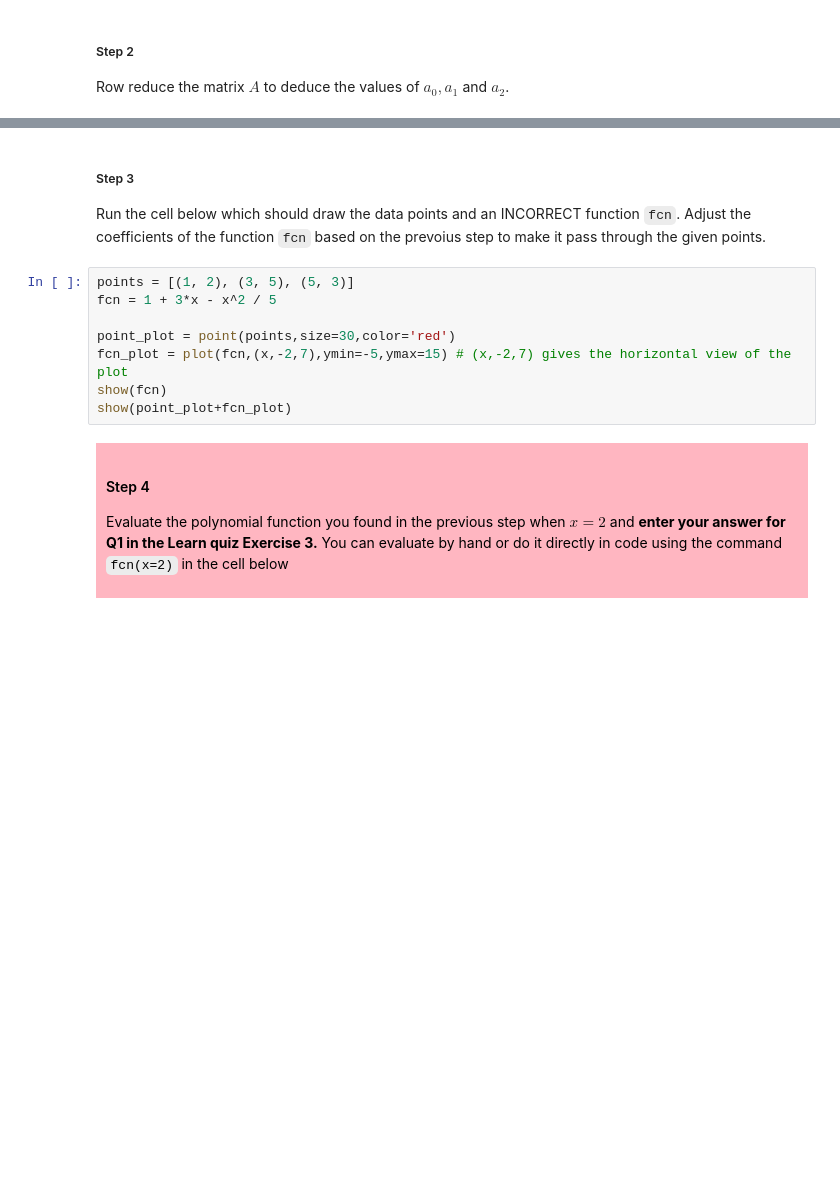
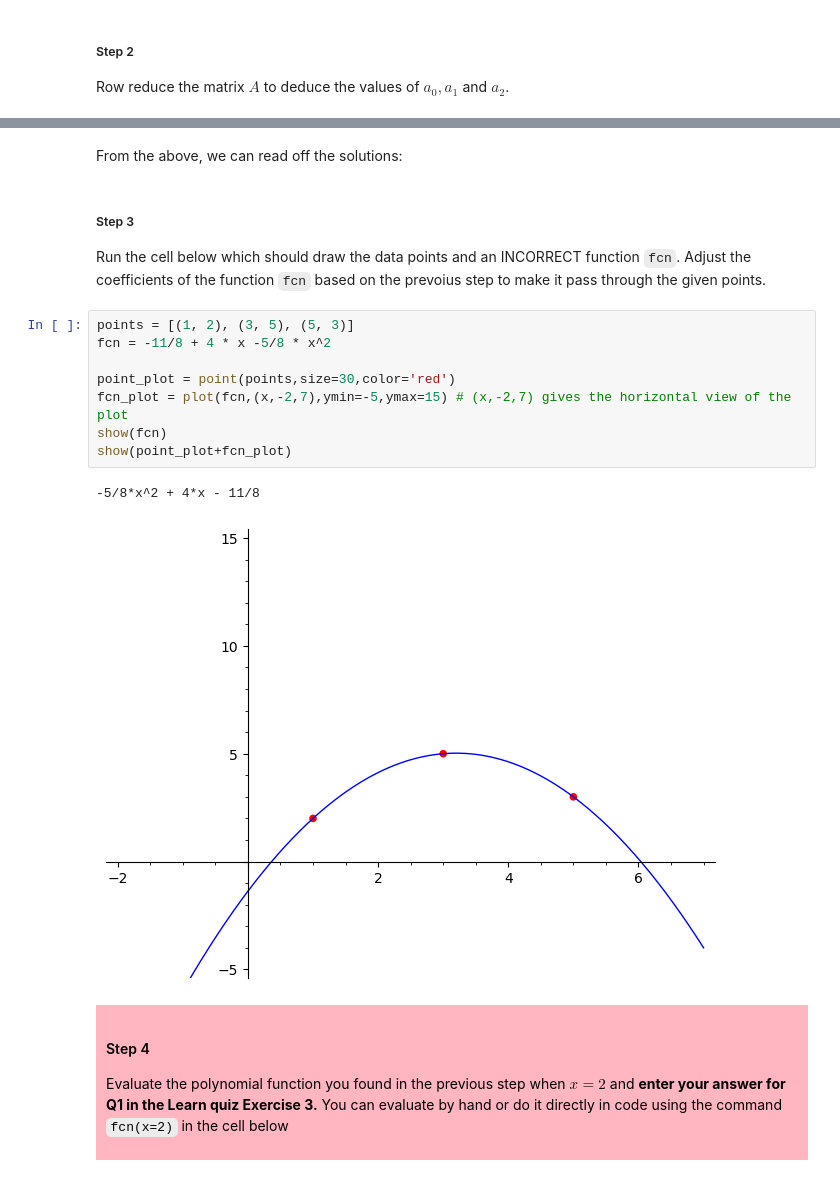
Before and after one commit to catr1xLiu/Notebook, a Jupyter notebook: MATH115 - Linear Algebra/Python Exercise/exercise03.ipynb, the cells around one changed output, grey strips where cells are left out. Drawn from its saved outputs; the diff is of its cells as text; blank space fills up the shorter version.

```diff
--- a/MATH115 - Linear Algebra/Python Exercise/exercise03.ipynb
+++ b/MATH115 - Linear Algebra/Python Exercise/exercise03.ipynb
@@ -51,15 +75,20 @@ Row reduce the matrix $A$ to deduce the values of $a_0, a_1$ and $a_2$.
+# %% [markdown]
+From the above, we can read off the solutions:
 # %% [markdown]
 ##### Step 3
 
 Run the cell below which should draw the data points and an INCORRECT function `fcn`. Adjust the coefficients of the function `fcn` based on the prevoius step to make it pass through the given points.
 # %%
 points = [(1, 2), (3, 5), (5, 3)]
-fcn = 1 + 3*x - x^2 / 5
+fcn = -11/8 + 4 * x -5/8 * x^2
 
 point_plot = point(points,size=30,color='red')
 fcn_plot = plot(fcn,(x,-2,7),ymin=-5,ymax=15) # (x,-2,7) gives the horizontal view of the plot
 show(fcn)
 show(point_plot+fcn_plot)
+# %% [output]
+-5/8*x^2 + 4*x - 11/8
+[figure, added]
 # %% [markdown]
 <div style="background-color: lightpink; color:black; padding: 10px">
 
```
Also changed, not shown: parts of 12 cells of this notebook.
